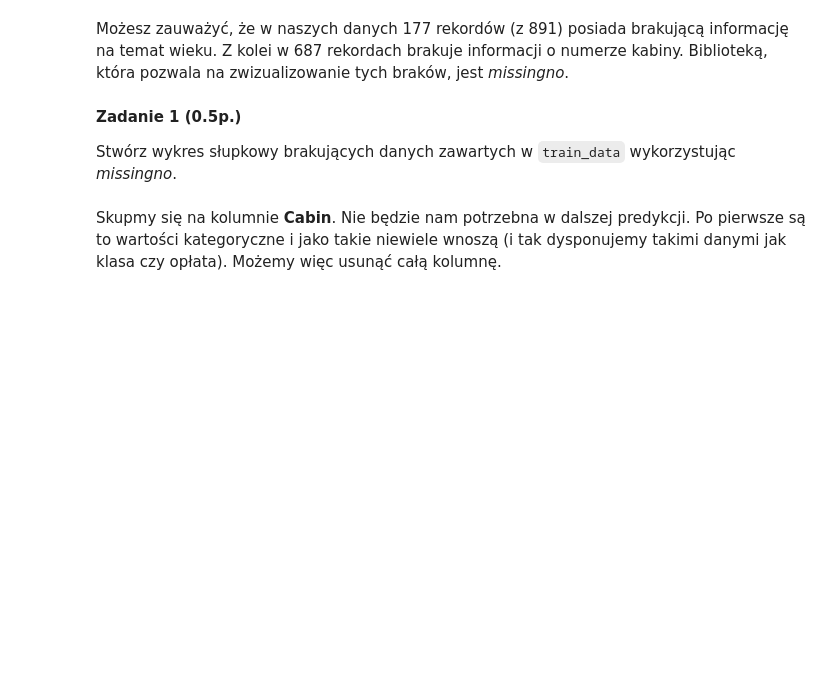
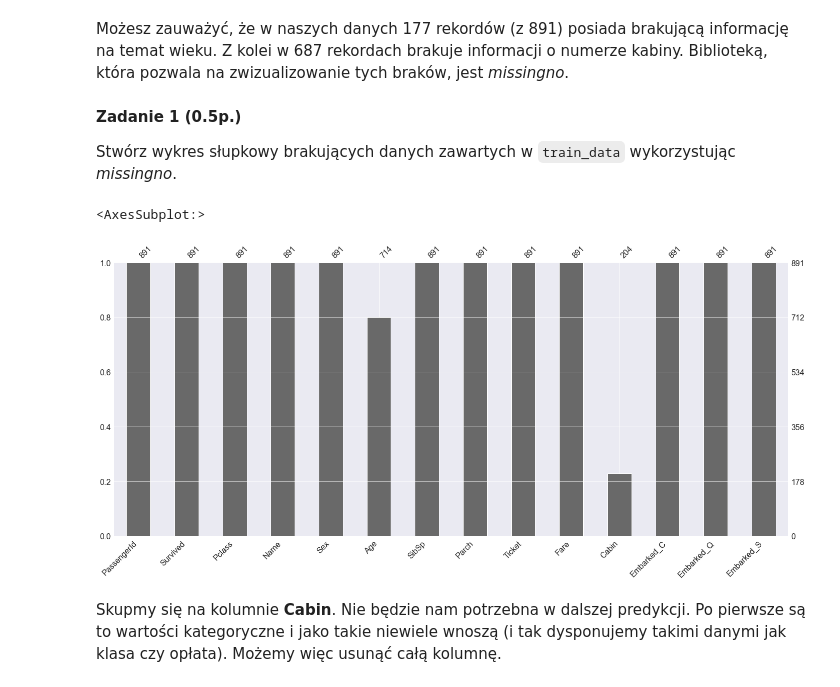
Before and after one commit to pgorgolew/PSI-AGH-COURSE, a Jupyter notebook: lab1/lab_1_introduction.ipynb, the cells around one changed output. Cells and saved outputs as stored; diff of their text form; code cells hidden in the pictures; blank space fills up the shorter version.

```diff
--- a/lab1/lab_1_introduction.ipynb
+++ b/lab1/lab_1_introduction.ipynb
@@ -126,3 +202,10 @@ Stwórz wykres słupkowy brakujących danych zawartych w `train_data` wykorzystu
+# %%
+import missingno as msno
+
+msno.bar(train_data)
+# %% [output]
+<AxesSubplot:>
+[figure, added]
 # %% [markdown]
 Skupmy się na kolumnie **Cabin**. Nie będzie nam potrzebna w dalszej predykcji. Po pierwsze są to wartości kategoryczne i jako takie niewiele wnoszą (i tak dysponujemy takimi danymi jak klasa czy opłata). Możemy więc usunąć całą kolumnę.
 # %%
```
Also changed, not shown: parts of 37 cells of this notebook, 1 other file.
